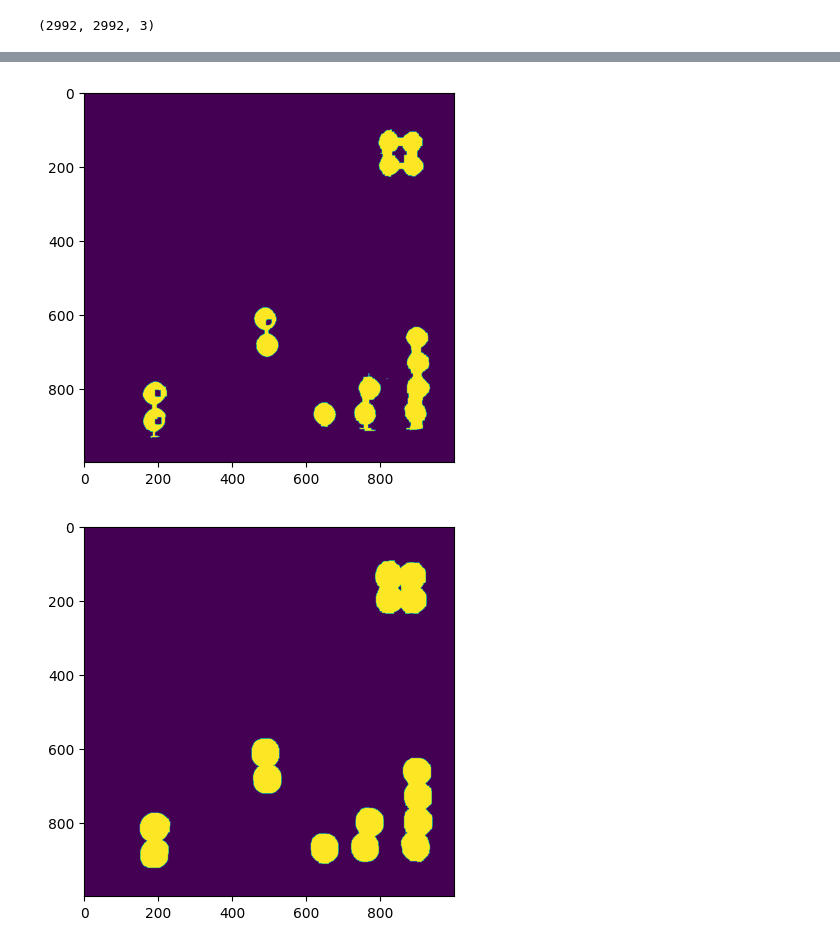
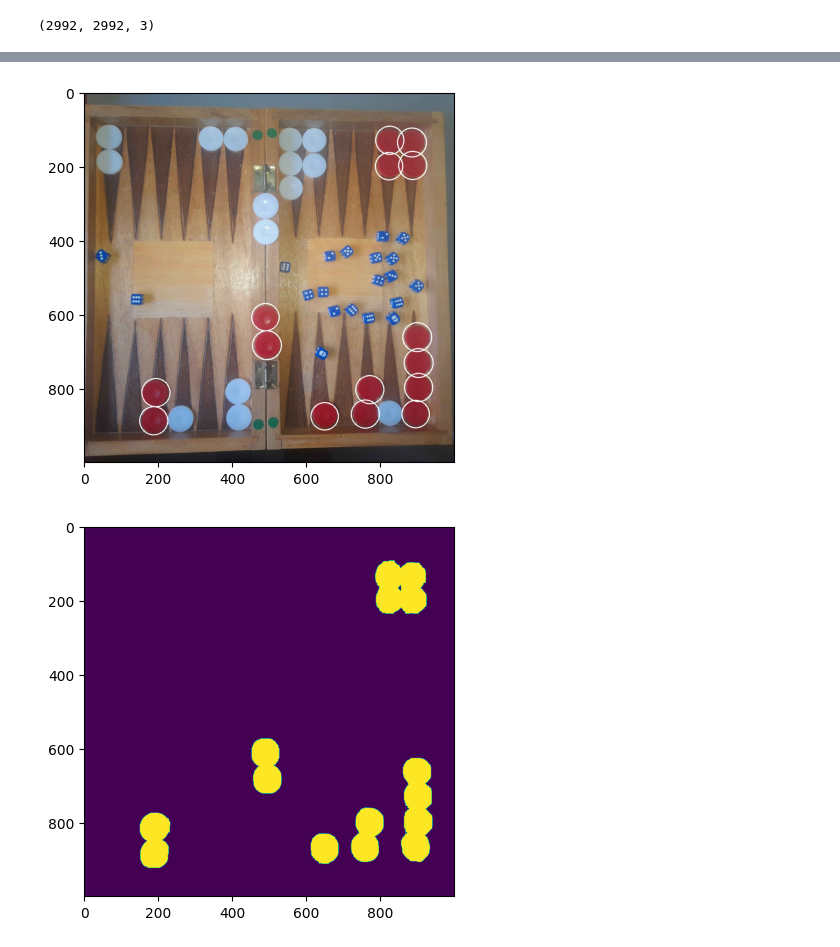
Before and after one commit to RobertKowalczewski/CVProject2, a Jupyter notebook: project2.ipynb, the cells around one changed output, grey strips where cells are left out. Saved outputs shown, nothing was run; the diff lists cells and outputs as text; code cells hidden in the pictures.

```diff
--- a/project2.ipynb
+++ b/project2.ipynb
@@ -71,42 +88,18 @@ plt.show()
 [figure]
 [figure]
-# %%
-img_hsv=cv2.cvtColor(board_, cv2.COLOR_RGB2HSV)
-
-
-# lower mask (0-10)
-lb = 85
-ub = 255
-
-lower_red = np.array([0,lb,lb])
-upper_red = np.array([4,ub,ub])
-mask0 = cv2.inRange(img_hsv, lower_red, upper_red)
-
-# plt.imshow(mask0)
-# plt.show()
-
-# upper mask (170-180)
-lower_red = np.array([170,lb,lb])
-upper_red = np.array([180,ub,ub])
-mask1 = cv2.inRange(img_hsv, lower_red, upper_red)
-
-# plt.imshow(mask1)
-# plt.show()
-
-# plt.imshow(np.concatenate([mask0, mask1], axis=1))
-# plt.show()
-
-k1 = np.ones((5,5))
-
-redmask = mask0+mask1
-redmask = cv2.erode(redmask, k1)
-redmask = cv2.erode(redmask, k1)
-
-
-plt.imshow(redmask)
-plt.show()
-# %% [output]
-[figure, removed]
+# %%
+redboard = np.array(board_)
+circles = detect_red_hough(board_)
+if circles is not None:
+    circles = np.uint16(np.around(circles))
+    for i in circles[0,:]:
+        cv2.circle(redboard, (i[0], i[1]), i[2], (255, 255, 255), 2)
+
+# Show result for testing:
+plt.imshow(redboard)
+plt.show()
+# %% [output]
+[figure, added]
 # %%
 #detect red
 
```
Also changed, not shown: parts of 1 cell of this notebook, 3 other files.
